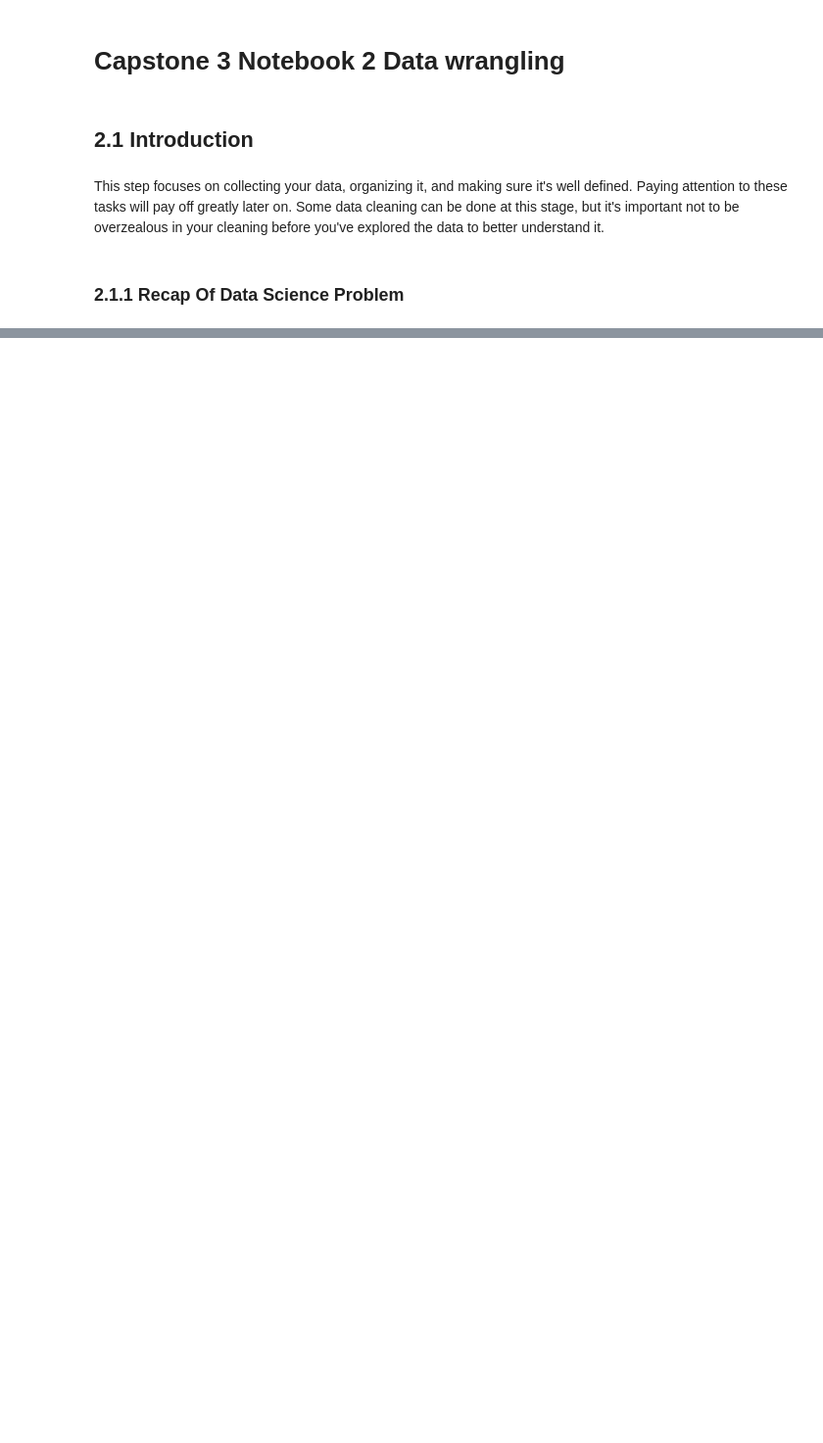
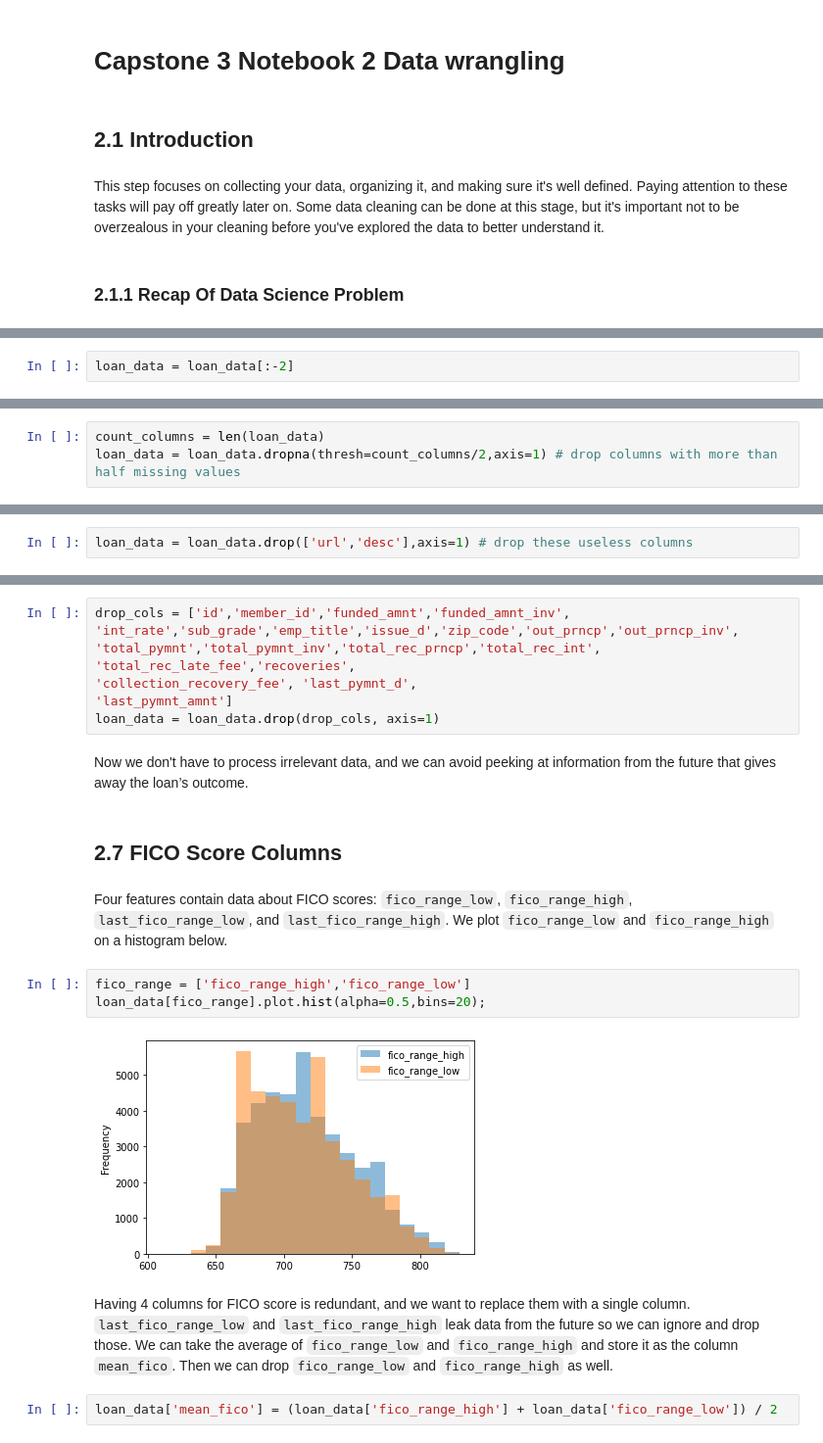
Before and after one commit to jimbringerofjollity/lending-club, a Jupyter notebook: Notebooks/02_data_wrangling.ipynb, the cells around one changed output, grey strips where cells are left out. Shown at 98% size. Drawn from its saved outputs; the diff is of its cells as text; blank space fills up the shorter version.

Commit message:
almost done with data wrangling

```diff
--- a/Notebooks/02_data_wrangling.ipynb
+++ b/Notebooks/02_data_wrangling.ipynb
@@ -10,0 +77,2 @@ The purpose of this data science project is to come up with a classification mod
+# %%
+loan_data = loan_data[:-2]
@@ -10,0 +109,3 @@ The purpose of this data science project is to come up with a classification mod
+# %%
+count_columns = len(loan_data)
+loan_data = loan_data.dropna(thresh=count_columns/2,axis=1) # drop columns with more than half missing values
@@ -10,0 +114,2 @@ The purpose of this data science project is to come up with a classification mod
+# %%
+loan_data = loan_data.drop(['url','desc'],axis=1) # drop these useless columns
@@ -10,0 +197,23 @@ The purpose of this data science project is to come up with a classification mod
+# %%
+drop_cols = ['id','member_id','funded_amnt','funded_amnt_inv',
+'int_rate','sub_grade','emp_title','issue_d','zip_code','out_prncp','out_prncp_inv',
+'total_pymnt','total_pymnt_inv','total_rec_prncp','total_rec_int',
+'total_rec_late_fee','recoveries',
+'collection_recovery_fee', 'last_pymnt_d',
+'last_pymnt_amnt']
+loan_data = loan_data.drop(drop_cols, axis=1)
+# %% [markdown]
+Now we don't have to process irrelevant data, and we can avoid peeking at information from the future that gives away the loan’s outcome.
+# %% [markdown]
+## 2.7 FICO Score Columns
+# %% [markdown]
+Four features contain data about FICO scores: `fico_range_low`, `fico_range_high`, `last_fico_range_low`, and `last_fico_range_high`. We plot `fico_range_low` and `fico_range_high` on a histogram below.
+# %%
+fico_range = ['fico_range_high','fico_range_low']
+loan_data[fico_range].plot.hist(alpha=0.5,bins=20);
+# %% [output]
+[figure, added]
+# %% [markdown]
+Having 4 columns for FICO score is redundant, and we want to replace them with a single column. `last_fico_range_low` and `last_fico_range_high` leak data from the future so we can ignore and drop those. We can take the average of `fico_range_low` and `fico_range_high` and store it as the column `mean_fico`. Then we can drop `fico_range_low` and `fico_range_high` as well.
+# %%
+loan_data['mean_fico'] = (loan_data['fico_range_high'] + loan_data['fico_range_low']) / 2
```
Also changed, not shown: parts of 61 cells of this notebook, 2 other files.
